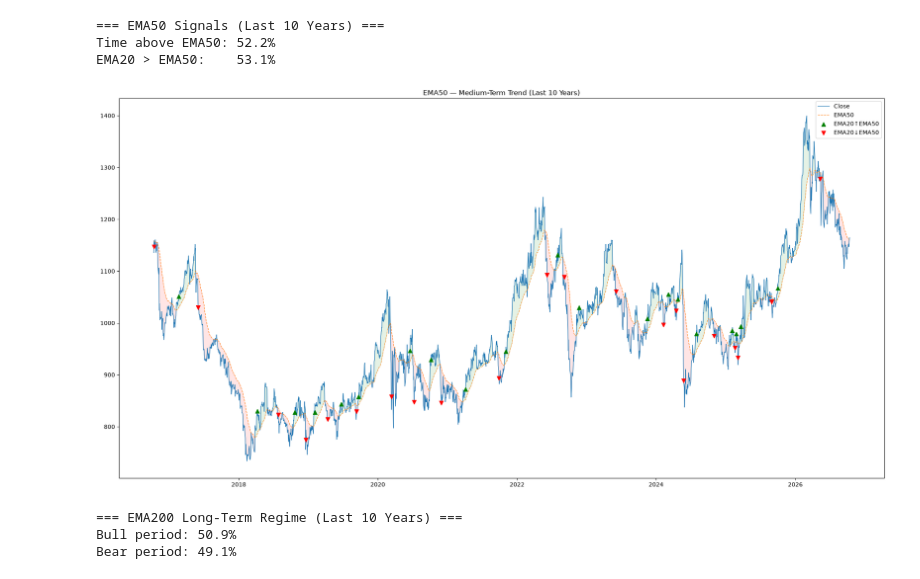
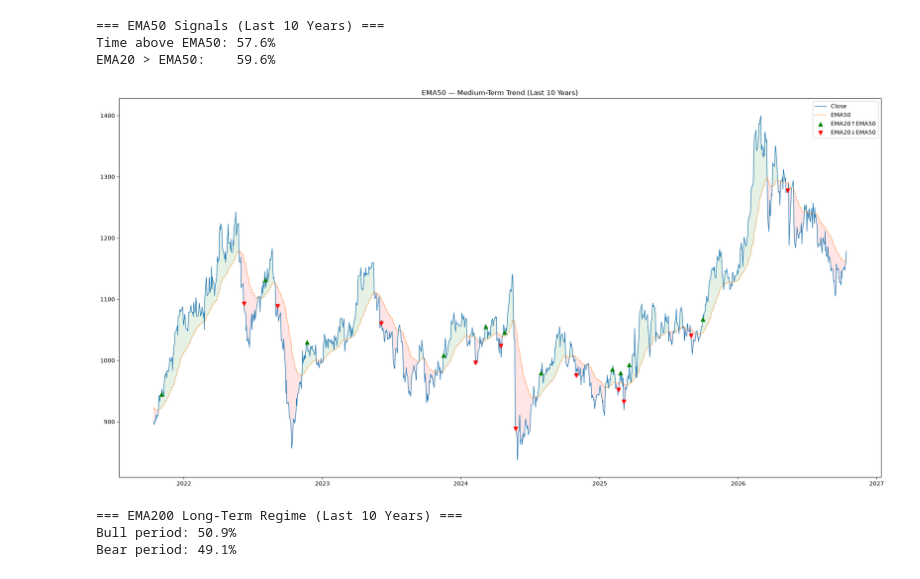
Before and after one commit to gavinklfong/stock-market-ta-local, a Jupyter notebook: notebook/trend_analysis.ipynb, the cells around one changed output. Drawn from its saved outputs; the diff is of its cells as text; code cells hidden in the pictures.

```diff
--- a/notebook/trend_analysis.ipynb
+++ b/notebook/trend_analysis.ipynb
@@ -91,7 +99,7 @@ ema50 = df["ta_ema50"]
 close = df["Close"]
 
 # --- FILTER TO LAST 10 YEARS ---
-cutoff = df.index.max() - pd.DateOffset(years=10)
+cutoff = df.index.max() - pd.DateOffset(years=5)
 df_recent = df[df.index >= cutoff]
 
 close = df_recent["Close"]
@@ -100,36 +108,36 @@ ema50 = df_recent["ta_ema50"]
 
 df_recent["price_above_ema50"] = close > ema50
 df_recent["ema20_above_ema50"] = ema20 > ema50
 df_recent["prev_ema20_above_ema50"] = df_recent["ema20_above_ema50"].shift(1)
 df_recent["ema50_buy_signal"] = df_recent["ema20_above_ema50"] == True
 df_recent["ema50_sell_signal"] = df_recent["ema20_above_ema50"] == False
 df_recent["golden_cross"] = (df_recent["ema20_above_ema50"] == True) & (df_recent["prev_ema20_above_ema50"] == False)
 df_recent["death_cross"] = (df_recent["ema20_above_ema50"] == False) & (df_recent["prev_ema20_above_ema50"] == True)
 
 print("\n=== EMA50 Signals (Last 10 Years) ===")
 print(f"Time above EMA50: {(df_recent['price_above_ema50']).mean()*100:.1f}%")
 print(f"EMA20 > EMA50:    {(df_recent['ema20_above_ema50']).mean()*100:.1f}%")
 
 ema50_cross_buy_idx = df_recent[df_recent["golden_cross"]].index
 ema50_cross_buy_prices = close[ema50_cross_buy_idx]
 ema50_cross_sell_idx = df_recent[df_recent["death_cross"]].index
 ema50_cross_sell_prices = close[ema50_cross_sell_idx]
 
 fig, ax = plt.subplots(figsize=(24, 12))
 ax.plot(close.index, close, label="Close", linewidth=1)
 ax.plot(close.index, ema50, label="EMA50", linestyle="--", linewidth=1, alpha=0.8)
 ax.fill_between(close.index, close, ema50, where=(close >= ema50), alpha=0.1, color="green")
 ax.fill_between(close.index, close, ema50, where=(close < ema50), alpha=0.1, color="red")
 ax.scatter(ema50_cross_buy_idx, ema50_cross_buy_prices, marker="^", color="green", s=50, label="EMA20↑EMA50", zorder=5)
 ax.scatter(ema50_cross_sell_idx, ema50_cross_sell_prices, marker="v", color="red", s=50, label="EMA20↓EMA50", zorder=5)
 ax.legend()
 ax.set_title("EMA50 — Medium-Term Trend (Last 10 Years)")
 plt.show()
 # %% [output]
 === EMA50 Signals (Last 10 Years) ===
-Time above EMA50: 52.2%
-EMA20 > EMA50:    53.1%
+Time above EMA50: 57.6%
+EMA20 > EMA50:    59.6%
-[figure, old version]
+[figure, new version]
 # %%
 # === 4. EMA200 ===
 ema200 = df["ta_ema200"]
```
Also changed, not shown: parts of 12 cells of this notebook, 7 other files.
